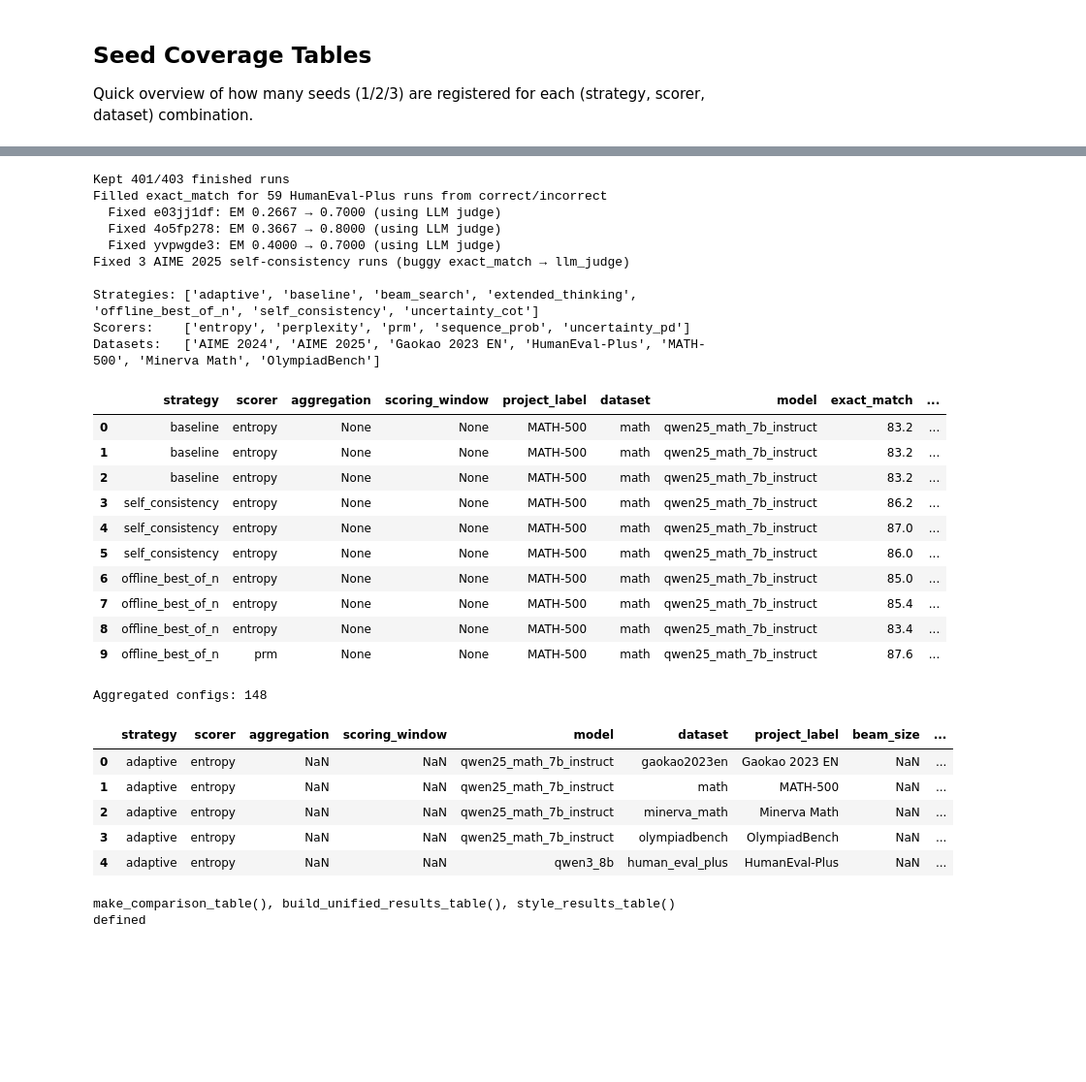
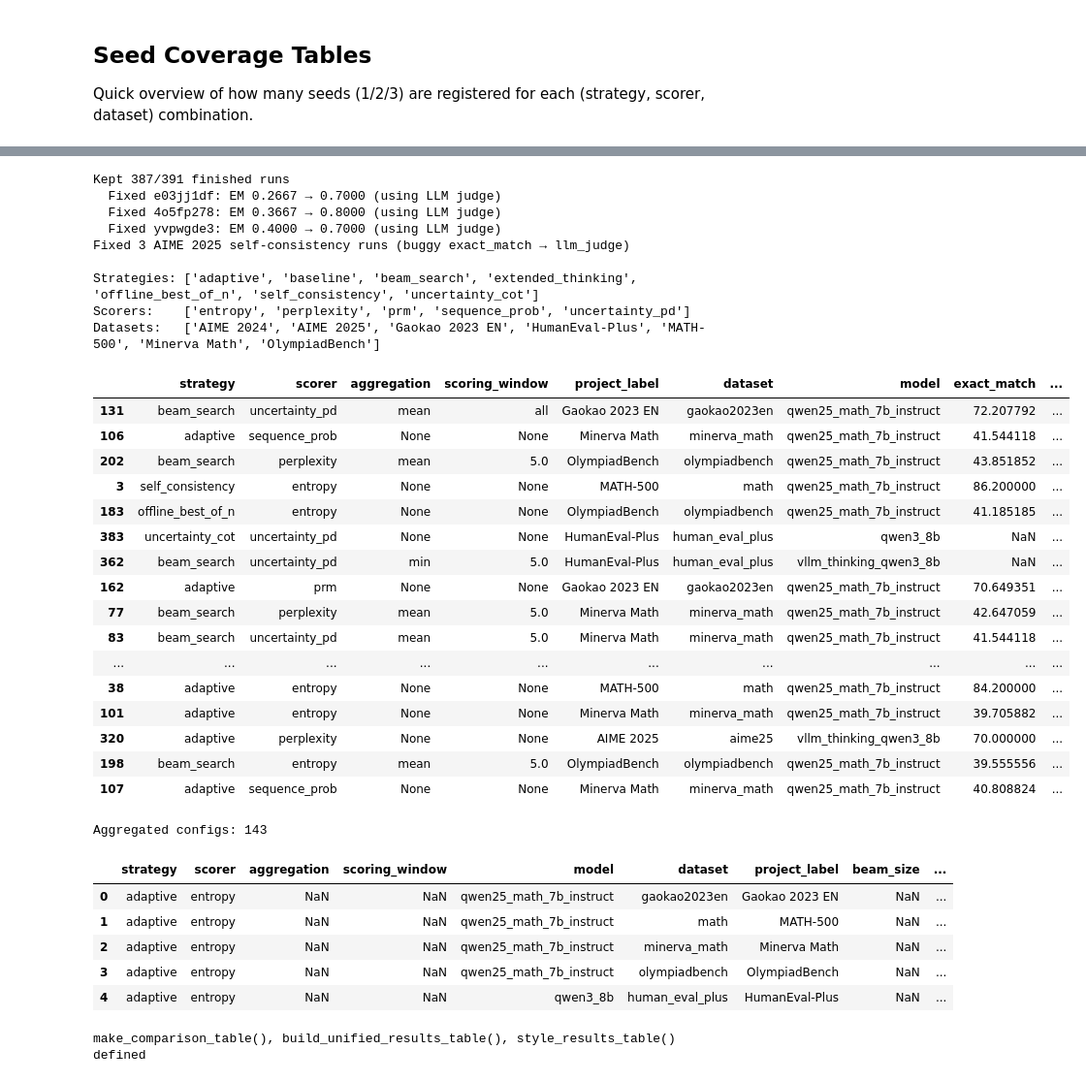
Before and after one commit to IINemo/llm-tts-service, a Jupyter notebook: notebooks/wandb_results_analysis.ipynb, the cells around one changed output, grey strips where cells are left out. Shown at 97% size. Saved outputs shown, nothing was run; the diff lists cells and outputs as text; code cells hidden in the pictures; blank space fills up the shorter version.

```diff
--- a/notebooks/wandb_results_analysis.ipynb
+++ b/notebooks/wandb_results_analysis.ipynb
@@ -924,9 +924,9 @@ GAOKAO_BEAM_SEARCH_ALL_STEPS_MEAN_RUNS = [
     {
         "group_url": "https://wandb.ai/nlpresearch.group/llm-tts-eval-gaokao2023en/groups/beam_search_qwen25_math_7b_instruct_gaokao2023en_prm_window_all_mean/workspace",
         "runs": [
-            {"seed": 42, "run_url": ""},
+            {"seed": 42, "run_url": "https://wandb.ai/nlpresearch.group/llm-tts-eval-gaokao2023en/groups/beam_search_qwen25_math_7b_instruct_gaokao2023en_prm_window_all_mean/runs/8l7qf6cl?nw=nwuserkarantonis"},
             {"seed": 43, "run_url": ""},
-            {"seed": 44, "run_url": "https://wandb.ai/nlpresearch.group/llm-tts-eval-gaokao2023en/groups/beam_search_qwen25_math_7b_instruct_gaokao2023en_prm_window_all_mean/runs/d8tffx56?nw=nwuserkarantonis"},
+            {"seed": 44, "run_url": ""},
         ],
     },
     {
@@ -1876,8 +1876,8 @@ HUMANEVAL_MUR_RUNS = [
         "group_url": "https://wandb.ai/nlpresearch.group/llm-tts-human-eval-plus/groups/adaptive_scaling_vllm_qwen3_8b_human_eval_plus_prm/workspace?nw=nwusertsowehh",
         "runs": [
             {"seed": 0, "run_url": "https://wandb.ai/nlpresearch.group/llm-tts-human-eval-plus/groups/adaptive_scaling_vllm_qwen3_8b_human_eval_plus_prm/runs/axsgb0lp?nw=nwusertsowehh"},
-            {"seed": 43, "run_url": ""},
-            {"seed": 44, "run_url": ""},
+            {"seed": 1, "run_url": "https://wandb.ai/nlpresearch.group/llm-tts-human-eval-plus/groups/adaptive_scaling_vllm_qwen3_8b_human_eval_plus_prm/runs/sq0dlul0?nw=nwuserkarantonis"},
+            {"seed": 2, "run_url": "https://wandb.ai/nlpresearch.group/llm-tts-human-eval-plus/groups/adaptive_scaling_vllm_qwen3_8b_human_eval_plus_prm/runs/2218589y?nw=nwuserkarantonis"},
         ],
     },
     {
@@ -2730,61 +2828,71 @@ PROJECT_LABEL_MAP = {
 }
 df["project_label"] = df["project"].map(PROJECT_LABEL_MAP).fillna(df["project"])
 
-# Fill exact_match for HumanEval-Plus from correct / (correct + incorrect)
+# Fill humaneval_score for HumanEval-Plus from correct / (correct + incorrect)
+# (fallback if human_eval_plus/accuracy was missing from wandb summary)
 if "humaneval_correct" in df.columns and "humaneval_incorrect" in df.columns:
-    _he_mask = df["exact_match"].isna() & df["humaneval_correct"].notna() & df["humaneval_incorrect"].notna()
+    _he_mask = (
+        df["humaneval_score"].isna()
+        & df["humaneval_correct"].notna()
+        & df["humaneval_incorrect"].notna()
+    )
     _he_total = df.loc[_he_mask, "humaneval_correct"] + df.loc[_he_mask, "humaneval_incorrect"]
-    df.loc[_he_mask, "exact_match"] = df.loc[_he_mask, "humaneval_correct"] / _he_total
+    df.loc[_he_mask, "humaneval_score"] = df.loc[_he_mask, "humaneval_correct"] / _he_total
     _filled = _he_mask.sum()
     if _filled:
-        print(f"Filled exact_match for {_filled} HumanEval-Plus runs from correct/incorrect")
+        print(f"Filled humaneval_score for {_filled} HumanEval-Plus runs from correct/incorrect")
 
 # ── Hardcoded EM fixes ────────────────────────────────────────────────────────
 # AIME 2025 self-consistency: exact_match was computed with buggy extraction code.
 # Override with llm_judge_accuracy (verified correct).
 _AIME25_SC_BUGGY_RUNS = {"e03jj1df", "4o5fp278", "yvpwgde3"}
 _fix_mask = df["run_id"].isin(_AIME25_SC_BUGGY_RUNS)
 if _fix_mask.any():
     _before = df.loc[_fix_mask, ["run_id", "exact_match", "llm_judge_accuracy"]].copy()
     df.loc[_fix_mask, "exact_match"] = df.loc[_fix_mask, "llm_judge_accuracy"]
     for _, row in _before.iterrows():
         print(f"  Fixed {row['run_id']}: EM {row['exact_match']:.4f} → {row['llm_judge_accuracy']:.4f} (using LLM judge)")
     print(f"Fixed {_fix_mask.sum()} AIME 2025 self-consistency runs (buggy exact_match → llm_judge)")
 
 # Normalize accuracy to percentage
-for col in ["exact_match", "llm_judge_accuracy"]:
+for col in ["exact_match", "llm_judge_accuracy", "humaneval_score"]:
     if col in df.columns:
         # If values look like fractions (0-1), convert to pct
         mask = df[col].notna() & (df[col] <= 1.0)
         df.loc[mask, col] = df.loc[mask, col] * 100
 
 print(f"\nStrategies: {sorted(df['strategy'].dropna().unique())}")
 print(f"Scorers:    {sorted(df['scorer'].dropna().unique())}")
 print(f"Datasets:   {sorted(df['project_label'].dropna().unique())}")
 df[["strategy", "scorer", "aggregation", "scoring_window", "project_label", "dataset", "model",
-    "exact_match", "total_tflops"]].head(10)
+    "exact_match", "llm_judge_accuracy", "humaneval_score", "total_tflops"]].sample(20)
 # %% [output]
-Kept 401/403 finished runs
-Filled exact_match for 59 HumanEval-Plus runs from correct/incorrect
+Kept 387/391 finished runs
   Fixed e03jj1df: EM 0.2667 → 0.7000 (using LLM judge)
   Fixed 4o5fp278: EM 0.3667 → 0.8000 (using LLM judge)
   Fixed yvpwgde3: EM 0.4000 → 0.7000 (using LLM judge)
 Fixed 3 AIME 2025 self-consistency runs (buggy exact_match → llm_judge)
 
 Strategies: ['adaptive', 'baseline', 'beam_search', 'extended_thinking', 'offline_best_of_n', 'self_consistency', 'uncertainty_cot']
 Scorers:    ['entropy', 'perplexity', 'prm', 'sequence_prob', 'uncertainty_pd']
 Datasets:   ['AIME 2024', 'AIME 2025', 'Gaokao 2023 EN', 'HumanEval-Plus', 'MATH-500', 'Minerva Math', 'OlympiadBench']
 |  | strategy | scorer | aggregation | scoring_window | project_label | dataset | model | exact_match | ... |
-| 0 | baseline | entropy | None | None | MATH-500 | math | qwen25_math_7b_instruct | 83.2 | ... |
-| 1 | baseline | entropy | None | None | MATH-500 | math | qwen25_math_7b_instruct | 83.2 | ... |
-| 2 | baseline | entropy | None | None | MATH-500 | math | qwen25_math_7b_instruct | 83.2 | ... |
-| 3 | self_consistency | entropy | None | None | MATH-500 | math | qwen25_math_7b_instruct | 86.2 | ... |
-| 4 | self_consistency | entropy | None | None | MATH-500 | math | qwen25_math_7b_instruct | 87.0 | ... |
-| 5 | self_consistency | entropy | None | None | MATH-500 | math | qwen25_math_7b_instruct | 86.0 | ... |
-| 6 | offline_best_of_n | entropy | None | None | MATH-500 | math | qwen25_math_7b_instruct | 85.0 | ... |
-| 7 | offline_best_of_n | entropy | None | None | MATH-500 | math | qwen25_math_7b_instruct | 85.4 | ... |
-| 8 | offline_best_of_n | entropy | None | None | MATH-500 | math | qwen25_math_7b_instruct | 83.4 | ... |
-| 9 | offline_best_of_n | prm | None | None | MATH-500 | math | qwen25_math_7b_instruct | 87.6 | ... |
+| 131 | beam_search | uncertainty_pd | mean | all | Gaokao 2023 EN | gaokao2023en | qwen25_math_7b_instruct | 72.207792 | ... |
+| 106 | adaptive | sequence_prob | None | None | Minerva Math | minerva_math | qwen25_math_7b_instruct | 41.544118 | ... |
+| 202 | beam_search | perplexity | mean | 5.0 | OlympiadBench | olympiadbench | qwen25_math_7b_instruct | 43.851852 | ... |
+| 3 | self_consistency | entropy | None | None | MATH-500 | math | qwen25_math_7b_instruct | 86.200000 | ... |
+| 183 | offline_best_of_n | entropy | None | None | OlympiadBench | olympiadbench | qwen25_math_7b_instruct | 41.185185 | ... |
+| 383 | uncertainty_cot | uncertainty_pd | None | None | HumanEval-Plus | human_eval_plus | qwen3_8b | NaN | ... |
+| 362 | beam_search | uncertainty_pd | min | 5.0 | HumanEval-Plus | human_eval_plus | vllm_thinking_qwen3_8b | NaN | ... |
+| 162 | adaptive | prm | None | None | Gaokao 2023 EN | gaokao2023en | qwen25_math_7b_instruct | 70.649351 | ... |
+| 77 | beam_search | perplexity | mean | 5.0 | Minerva Math | minerva_math | qwen25_math_7b_instruct | 42.647059 | ... |
+| 83 | beam_search | uncertainty_pd | mean | 5.0 | Minerva Math | minerva_math | qwen25_math_7b_instruct | 41.544118 | ... |
+| ... | ... | ... | ... | ... | ... | ... | ... | ... | ... |
+| 38 | adaptive | entropy | None | None | MATH-500 | math | qwen25_math_7b_instruct | 84.200000 | ... |
+| 101 | adaptive | entropy | None | None | Minerva Math | minerva_math | qwen25_math_7b_instruct | 39.705882 | ... |
+| 320 | adaptive | perplexity | None | None | AIME 2025 | aime25 | vllm_thinking_qwen3_8b | 70.000000 | ... |
+| 198 | beam_search | entropy | mean | 5.0 | OlympiadBench | olympiadbench | qwen25_math_7b_instruct | 39.555556 | ... |
+| 107 | adaptive | sequence_prob | None | None | Minerva Math | minerva_math | qwen25_math_7b_instruct | 40.808824 | ... |
 # %%
 # ── Seed Averaging ────────────────────────────────────────────────────────────
 
@@ -2792,7 +2900,7 @@ CONFIG_COLS = ["strategy", "scorer", "aggregation", "scoring_window",
                "model", "dataset", "project_label",
                "beam_size", "candidates_per_beam", "num_paths", "num_candidates"]
 
-METRIC_COLS = ["exact_match", "llm_judge_accuracy", "avg_reasoning_steps",
+METRIC_COLS = ["exact_match", "llm_judge_accuracy", "humaneval_score", "avg_reasoning_steps",
                "total_tokens", "total_tflops", "avg_tokens_per_sample",
                "avg_output_tokens_per_sample", "avg_tflops_per_sample"]
 
@@ -2831,7 +2939,7 @@ agg_df = aggregate_seeds(df)
 print(f"Aggregated configs: {len(agg_df)}")
 agg_df.head()
 # %% [output]
-Aggregated configs: 148
+Aggregated configs: 143
 |  | strategy | scorer | aggregation | scoring_window | model | dataset | project_label | beam_size | ... |
 | 0 | adaptive | entropy | NaN | NaN | qwen25_math_7b_instruct | gaokao2023en | Gaokao 2023 EN | NaN | ... |
 | 1 | adaptive | entropy | NaN | NaN | qwen25_math_7b_instruct | math | MATH-500 | NaN | ... |
```
Also changed, not shown: parts of 10 cells of this notebook, 1 other file.
